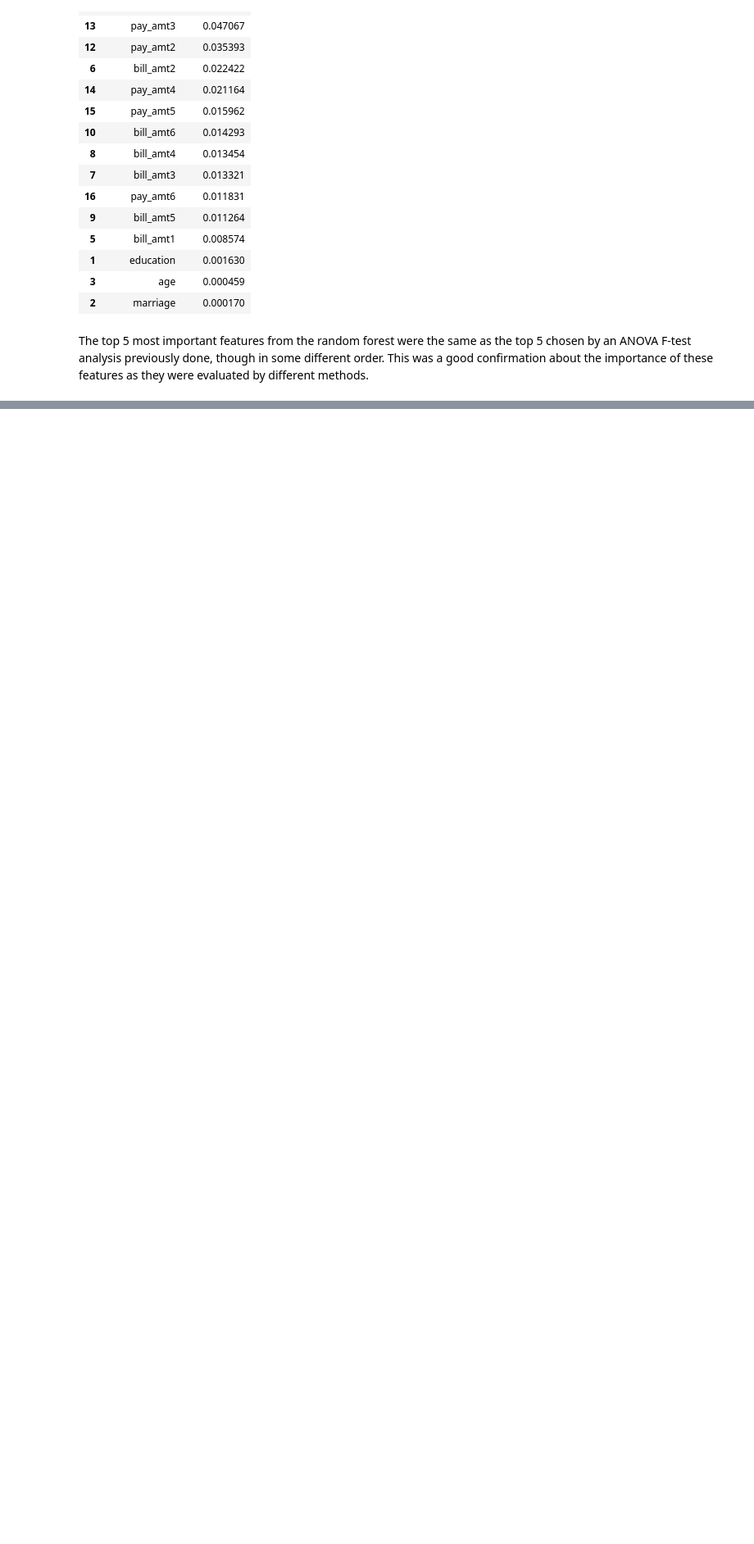
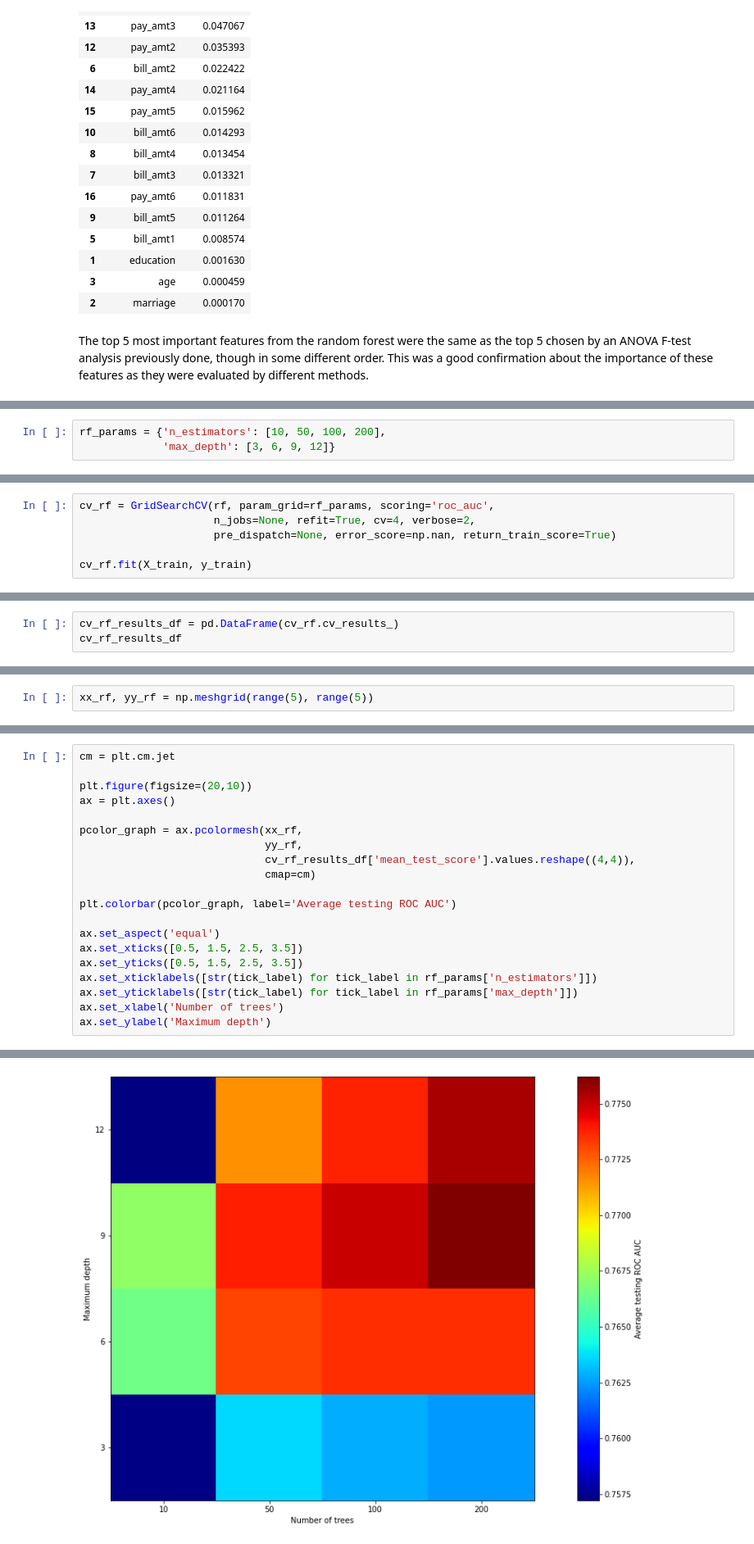
Before and after one commit to jeantardelli/data-science, a Jupyter notebook: decision-trees-and-random-forests.ipynb, the cells around one changed output, grey strips where cells are left out. Shown: that part at 82% size. Cells and saved outputs as stored; diff of their text form; blank space fills up the shorter version.

Commit message:
Decision Trees and Random Forests - Checkerboard Graph (6e)

```diff
--- a/decision-trees-and-random-forests.ipynb
+++ b/decision-trees-and-random-forests.ipynb
@@ -452,0 +457,3 @@ The top 5 most important features from the random forest were the same as the to
+# %%
+rf_params = {'n_estimators': [10, 50, 100, 200],
+             'max_depth': [3, 6, 9, 12]}
@@ -452,0 +462,6 @@ The top 5 most important features from the random forest were the same as the to
+# %%
+cv_rf = GridSearchCV(rf, param_grid=rf_params, scoring='roc_auc',
+                     n_jobs=None, refit=True, cv=4, verbose=2,
+                     pre_dispatch=None, error_score=np.nan, return_train_score=True)
+
+cv_rf.fit(X_train, y_train)
@@ -452,0 +495,3 @@ The top 5 most important features from the random forest were the same as the to
+# %%
+cv_rf_results_df = pd.DataFrame(cv_rf.cv_results_)
+cv_rf_results_df
@@ -452,0 +518,2 @@ The top 5 most important features from the random forest were the same as the to
+# %%
+xx_rf, yy_rf = np.meshgrid(range(5), range(5))
@@ -452,0 +522,21 @@ The top 5 most important features from the random forest were the same as the to
+# %%
+cm = plt.cm.jet
+
+plt.figure(figsize=(20,10))
+ax = plt.axes()
+
+pcolor_graph = ax.pcolormesh(xx_rf,
+                             yy_rf,
+                             cv_rf_results_df['mean_test_score'].values.reshape((4,4)),
+                             cmap=cm)
+
+plt.colorbar(pcolor_graph, label='Average testing ROC AUC')
+
+ax.set_aspect('equal')
+ax.set_xticks([0.5, 1.5, 2.5, 3.5])
+ax.set_yticks([0.5, 1.5, 2.5, 3.5])
+ax.set_xticklabels([str(tick_label) for tick_label in rf_params['n_estimators']])
+ax.set_yticklabels([str(tick_label) for tick_label in rf_params['max_depth']])
+ax.set_xlabel('Number of trees')
+ax.set_ylabel('Maximum depth')
+# %% [output]
@@ -452,0 +544 @@ The top 5 most important features from the random forest were the same as the to
+[figure, added]
```
Also changed, not shown: parts of 12 cells of this notebook.
